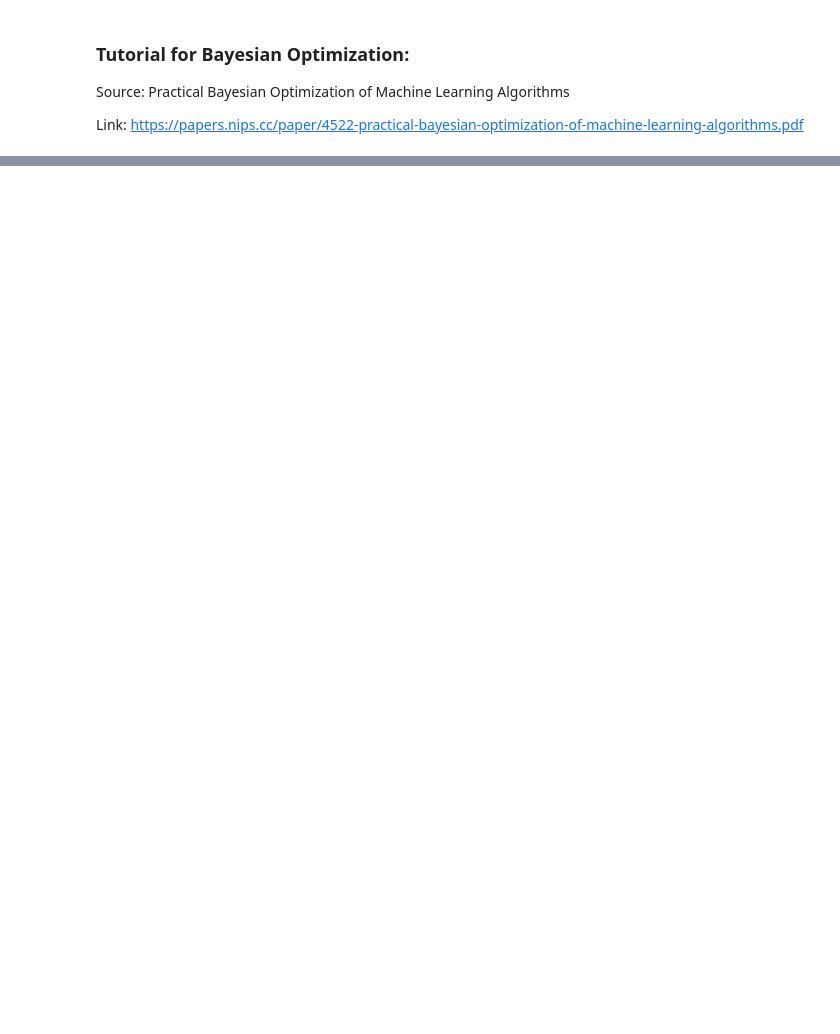
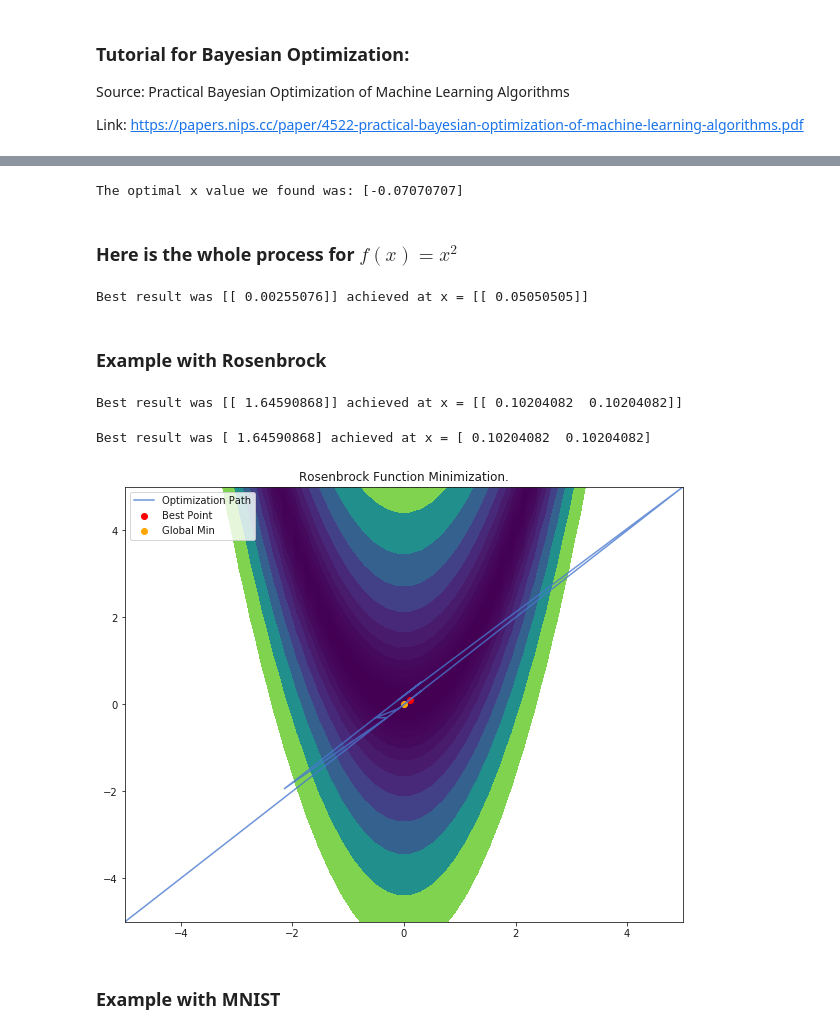
Before and after one commit to pblankley/bayes_opt, a Jupyter notebook: src/bayesian_opt.ipynb, the cells around one changed output, grey strips where cells are left out. Cells and saved outputs as stored; diff of their text form; code cells hidden in the pictures; blank space fills up the shorter version.

```diff
--- a/src/bayesian_opt.ipynb
+++ b/src/bayesian_opt.ipynb
@@ -271,0 +141,57 @@ class GP(object):
+# %%
+print(f'The optimal x value we found was: {xp[min(hist,key= lambda x: x[1])[0]]}')
+# %% [output]
+The optimal x value we found was: [-0.07070707]
+# %% [markdown]
+### Here is the whole process for $f(x)=x^2$
+# %%
+np.random.seed(1)
+func = lambda x: x**2
+x = np.random.randn(4,1)
+y = func(x)
+
+# Make GP
+ex_gp = GP(x,y,Matern52)
+
+x_proposed = np.linspace(-5,5,100).reshape(-1,1)
+best_res, ex_hist = ex_gp.find_best(func,x_proposed,iters=10)
+print(f'Best result was {best_res[1]} achieved at x = {best_res[0]}')
+# %% [output]
+Best result was [[ 0.00255076]] achieved at x = [[ 0.05050505]]
+# %% [markdown]
+### Example with Rosenbrock
+# %%
+np.random.seed(1)
+rosen = lambda x: (1-x[:,0])**2+100*(x[:,1]-x[:,0]**2)**2
+rx = np.random.randn(4,2)
+ry = rosen(rx)
+
+# Make GP
+rosen_gp = GP(rx,ry,Matern52)
+
+rx_proposed = np.array(np.meshgrid(np.linspace(-5,5,50),np.linspace(-5,5,50))).reshape(-1,2)
+best_res, rosen_hist = rosen_gp.find_best(rosen,rx_proposed,iters=10)
+# %% [output]
+Best result was [[ 1.64590868]] achieved at x = [[ 0.10204082  0.10204082]]
+# %%
+# Plot the above reesults
+rosenbrockfunction = lambda x,y: (1-x)**2+100*(y-x**2)**2
+X,Y = np.meshgrid(np.linspace(-5,5,50),np.linspace(-5,5,50))
+Z = rosenbrockfunction(X,Y)
+
+# Plotting
+plt.figure(figsize=(10,8))
+plt.contourf(X,Y,Z,np.logspace(-0.5,3.5,20,base=10))
+plt.plot([i[0][0][0] for i in rosen_hist],[i[0][0][1] for i in rosen_hist],alpha=0.8,label='Optimization Path')
+plt.scatter(*best_res[0].ravel(),c='red',label='Best Point')
+plt.scatter(0,0,c='orange',label='Global Min')
+plt.title('Rosenbrock Function Minimization.')
+plt.legend()
+
+# Print results
+print(f'Best result was {best_res[1][0]} achieved at x = {best_res[0][0]}')
+# %% [output]
+Best result was [ 1.64590868] achieved at x = [ 0.10204082  0.10204082]
+[figure, added]
+# %% [markdown]
+### Example with MNIST
```
Also changed, not shown: parts of 19 cells of this notebook, 2 other files.
